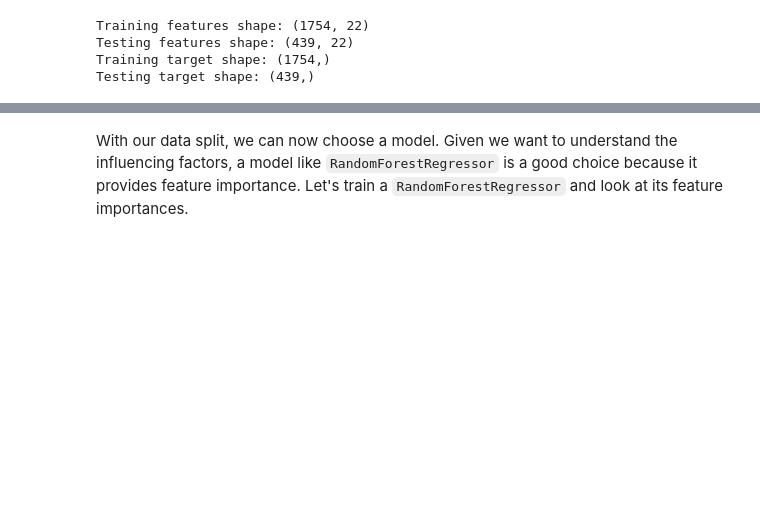
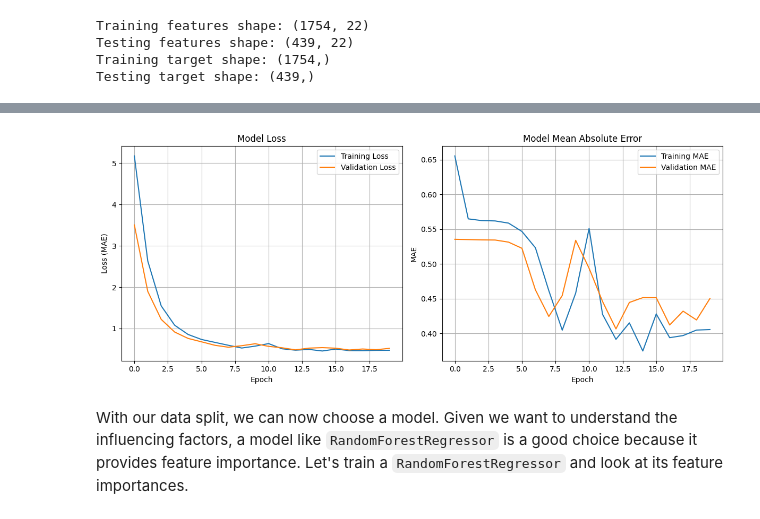
Before and after one commit to MuhammadTalha121/AQI_Analysis_from_1980-2022, a Jupyter notebook: AQI_Analysis_from_1980_2022.ipynb, the cells around one changed output, grey strips where cells are left out. Saved outputs shown, nothing was run; the diff lists cells and outputs as text; code cells hidden in the pictures; blank space fills up the shorter version.

Commit message:
Acheave an immense result on the Test set

```diff
--- a/AQI_Analysis_from_1980_2022.ipynb
+++ b/AQI_Analysis_from_1980_2022.ipynb
@@ -812,3 +820,7 @@ Training features shape: (1754, 22)
 Testing features shape: (439, 22)
 Training target shape: (1754,)
 Testing target shape: (439,)
+# %%
+standard_scaler = StandardScaler()
+X_train_scaled = standard_scaler.fit_transform(X_train)
+X_test_scaled = standard_scaler.transform(X_test)
@@ -815,3 +864,37 @@ Testing target shape: (439,)
+# %%
+histor = neu_model.history.history
+
+training_loss = histor['loss']
+validation_loss = histor['val_loss']
+training_mae = histor['mae']
+validation_mae = histor['val_mae']
+# %%
+plt.figure(figsize=(12, 5))
+
+# Plot training & validation loss values
+plt.subplot(1, 2, 1)
+plt.plot(training_loss, label='Training Loss')
+plt.plot(validation_loss, label='Validation Loss')
+plt.title('Model Loss')
+plt.ylabel('Loss (MAE)')
+plt.xlabel('Epoch')
+plt.legend(loc='upper right')
+plt.grid(True)
+
+# Plot training & validation MAE values
+plt.subplot(1, 2, 2)
+plt.plot(training_mae, label='Training MAE')
+plt.plot(validation_mae, label='Validation MAE')
+plt.title('Model Mean Absolute Error')
+plt.ylabel('MAE')
+plt.xlabel('Epoch')
+plt.legend(loc='upper right')
+plt.grid(True)
+
+plt.tight_layout()
+plt.show()
+# %% [output]
+[figure, added]
 # %% [markdown]
 With our data split, we can now choose a model. Given we want to understand the influencing factors, a model like `RandomForestRegressor` is a good choice because it provides feature importance. Let's train a `RandomForestRegressor` and look at its feature importances.
 # %%
```
Also changed, not shown: parts of 2 cells of this notebook.
